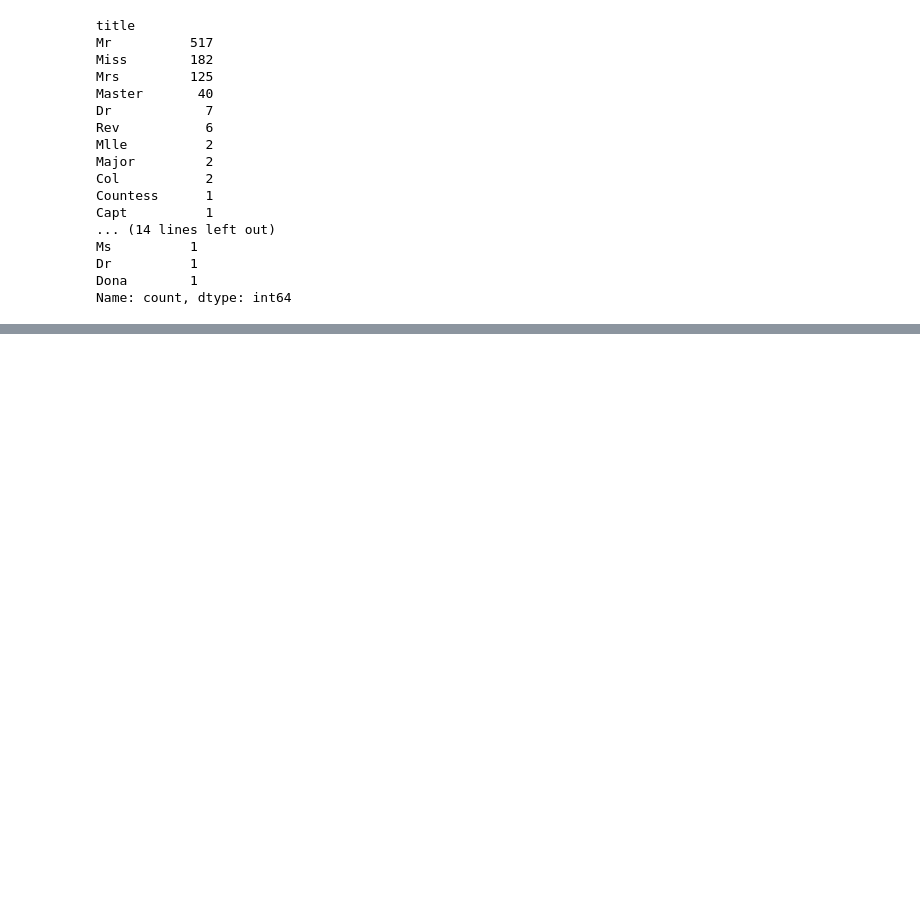
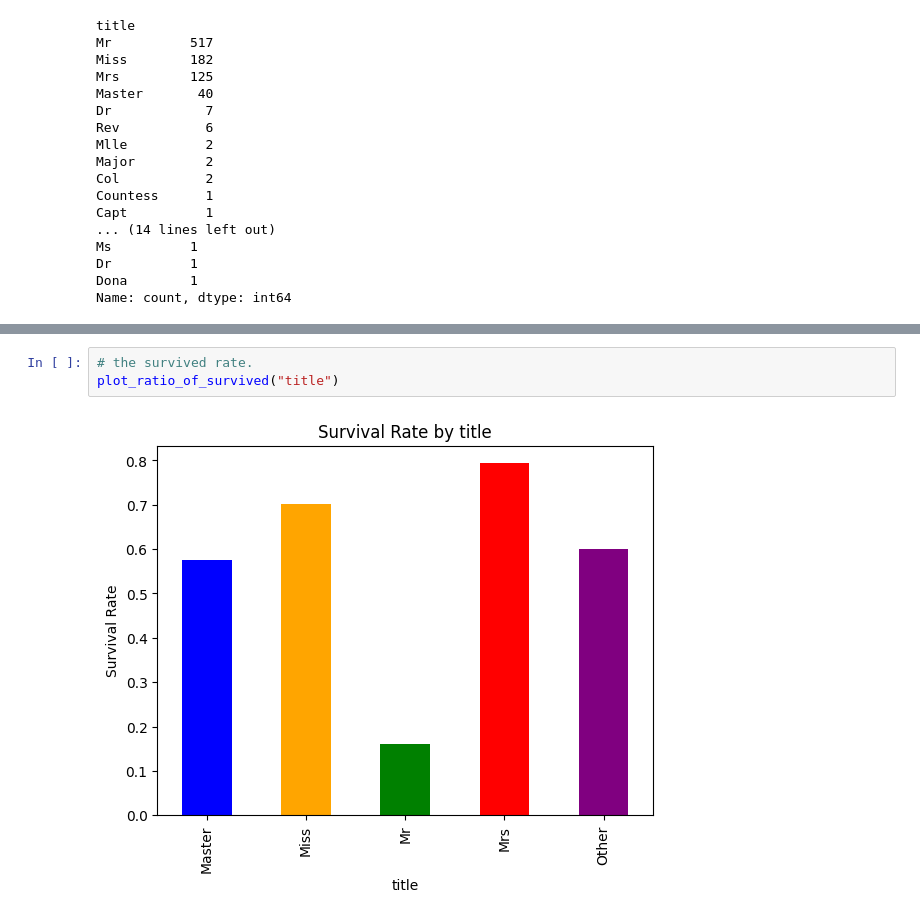
Before and after one commit to segnig/Kaggle-Competitions, a Jupyter notebook: titanic/titanic.ipynb, the cells around one changed output, grey strips where cells are left out. Cells and saved outputs as stored; diff of their text form; blank space fills up the shorter version.

```diff
--- a/titanic/titanic.ipynb
+++ b/titanic/titanic.ipynb
@@ -96,0 +117,5 @@ test_data["title"] = test_data["title"].apply(title_mapping)
+# %%
+# the survived rate.
+plot_ratio_of_survived("title")
+# %% [output]
+[figure, added]
```
Also changed, not shown: parts of 19 cells of this notebook.
